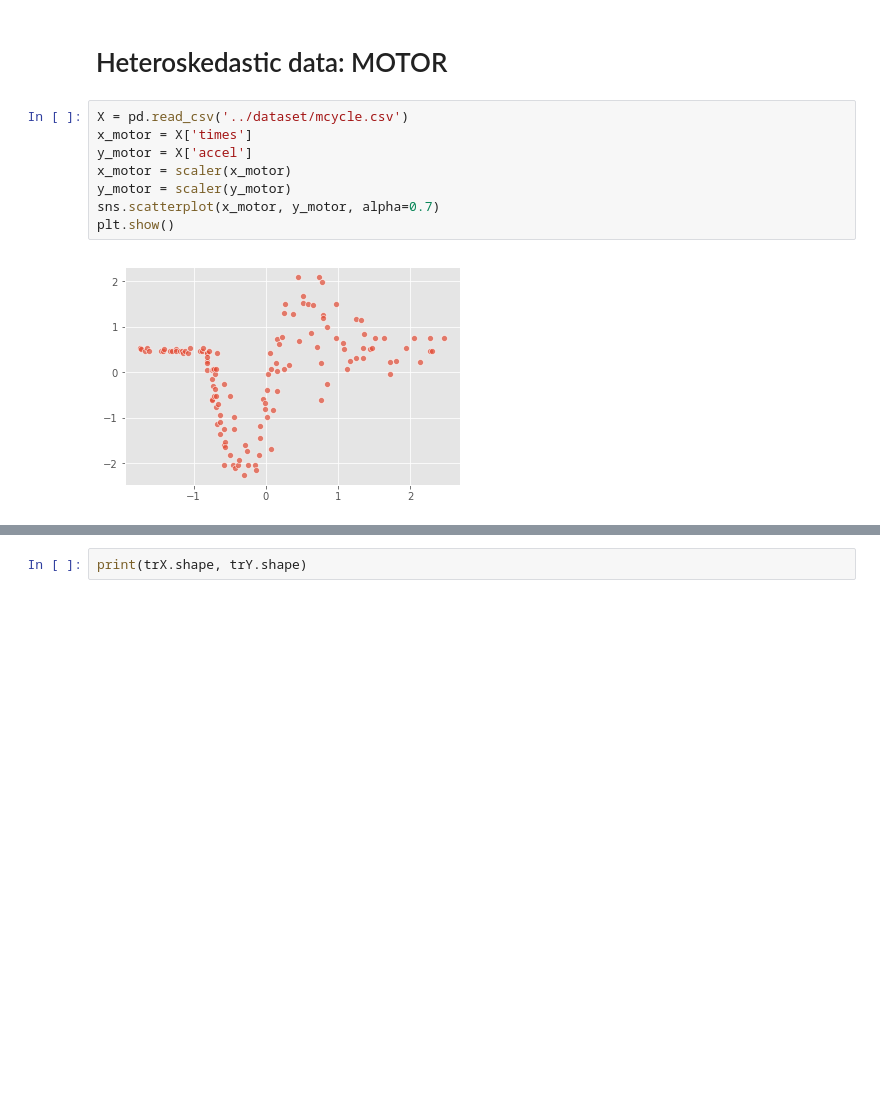
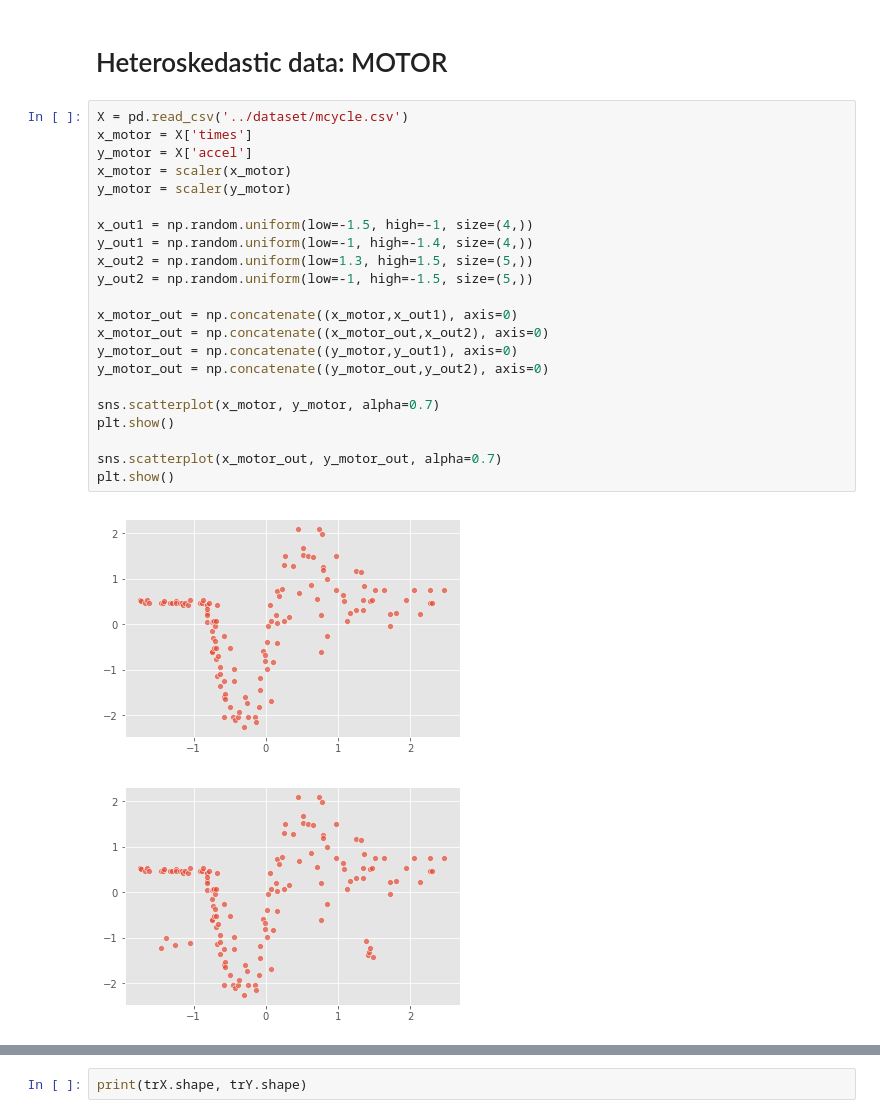
Before and after one commit to Kenta426/heteroscedastic_robust_regression, a Jupyter notebook: notebook/Real_Datasets_KFold.ipynb, the cells around one changed output, grey strips where cells are left out. Saved outputs shown, nothing was run; the diff lists cells and outputs as text; blank space fills up the shorter version.

```diff
--- a/notebook/Real_Datasets_KFold.ipynb
+++ b/notebook/Real_Datasets_KFold.ipynb
@@ -233,16 +233,31 @@ sns.scatterplot(x_range_out, y_ratio_out, alpha=0.7)
 [figure]
 # %% [markdown]
 # Heteroskedastic data: MOTOR
-# %%
-X = pd.read_csv('../dataset/mcycle.csv')
-x_motor = X['times']
-y_motor = X['accel']
-x_motor = scaler(x_motor)
-y_motor = scaler(y_motor)
-sns.scatterplot(x_motor, y_motor, alpha=0.7)
-plt.show()
-# %% [output]
-[figure, removed]
+# %%
+X = pd.read_csv('../dataset/mcycle.csv')
+x_motor = X['times']
+y_motor = X['accel']
+x_motor = scaler(x_motor)
+y_motor = scaler(y_motor)
+
+x_out1 = np.random.uniform(low=-1.5, high=-1, size=(4,))
+y_out1 = np.random.uniform(low=-1, high=-1.4, size=(4,))
+x_out2 = np.random.uniform(low=1.3, high=1.5, size=(5,))
+y_out2 = np.random.uniform(low=-1, high=-1.5, size=(5,))
+
+x_motor_out = np.concatenate((x_motor,x_out1), axis=0)
+x_motor_out = np.concatenate((x_motor_out,x_out2), axis=0)
+y_motor_out = np.concatenate((y_motor,y_out1), axis=0)
+y_motor_out = np.concatenate((y_motor_out,y_out2), axis=0)
+
+sns.scatterplot(x_motor, y_motor, alpha=0.7)
+plt.show()
+
+sns.scatterplot(x_motor_out, y_motor_out, alpha=0.7)
+plt.show()
+# %% [output]
+[figure, added]
+[figure, added]
 # %%
 dataset = 'lidar'   #'motor'
 outliers = True
```
Also changed, not shown: parts of 4 cells of this notebook.
